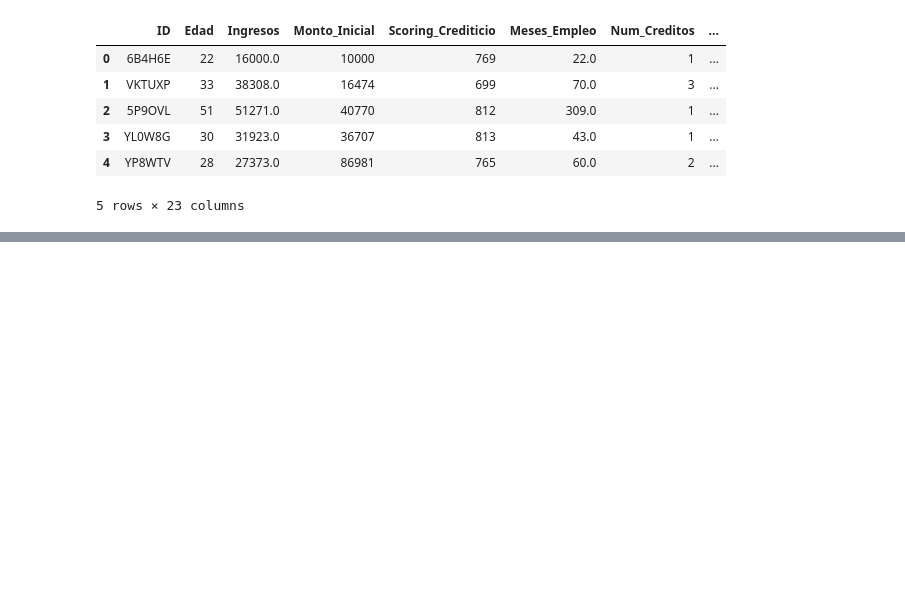
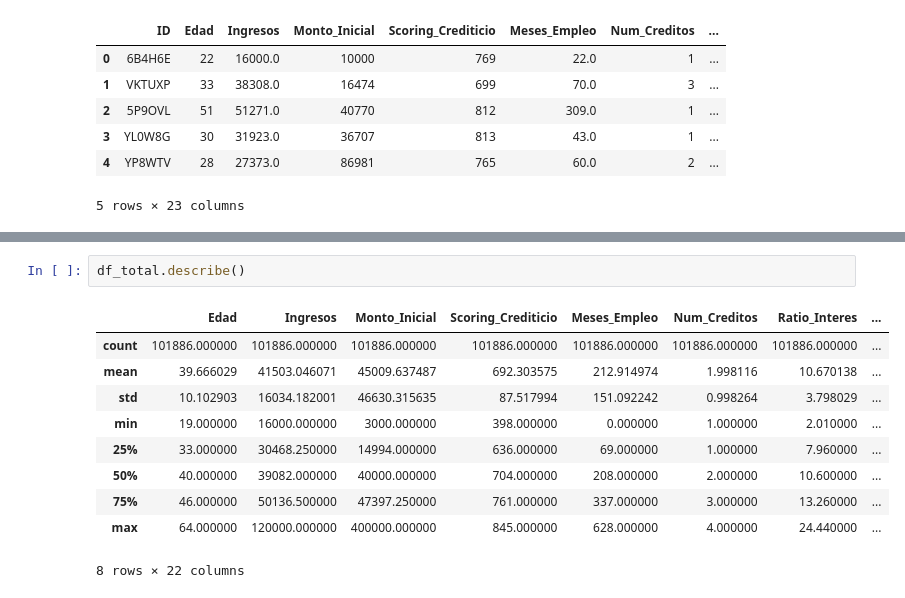
Before and after one commit to Guilleurre/Reto-05-Grupo-Verde-Oscuro, a Jupyter notebook: Analisis_Exploratorio.ipynb, the cells around one changed output, grey strips where cells are left out. Drawn from its saved outputs; the diff is of its cells as text; blank space fills up the shorter version.

```diff
--- a/Analisis_Exploratorio.ipynb
+++ b/Analisis_Exploratorio.ipynb
@@ -13,0 +50,13 @@ df_total.head()
+# %%
+df_total.describe()
+# %% [output]
+|  | Edad | Ingresos | Monto_Inicial | Scoring_Crediticio | Meses_Empleo | Num_Creditos | Ratio_Interes | ... |
+| count | 101886.000000 | 101886.000000 | 101886.000000 | 101886.000000 | 101886.000000 | 101886.000000 | 101886.000000 | ... |
+| mean | 39.666029 | 41503.046071 | 45009.637487 | 692.303575 | 212.914974 | 1.998116 | 10.670138 | ... |
+| std | 10.102903 | 16034.182001 | 46630.315635 | 87.517994 | 151.092242 | 0.998264 | 3.798029 | ... |
+| min | 19.000000 | 16000.000000 | 3000.000000 | 398.000000 | 0.000000 | 1.000000 | 2.010000 | ... |
+| 25% | 33.000000 | 30468.250000 | 14994.000000 | 636.000000 | 69.000000 | 1.000000 | 7.960000 | ... |
+| 50% | 40.000000 | 39082.000000 | 40000.000000 | 704.000000 | 208.000000 | 2.000000 | 10.600000 | ... |
+| 75% | 46.000000 | 50136.500000 | 47397.250000 | 761.000000 | 337.000000 | 3.000000 | 13.260000 | ... |
+| max | 64.000000 | 120000.000000 | 400000.000000 | 845.000000 | 628.000000 | 4.000000 | 24.440000 | ... |
+8 rows × 22 columns
```
Also changed, not shown: parts of 6 cells of this notebook.
